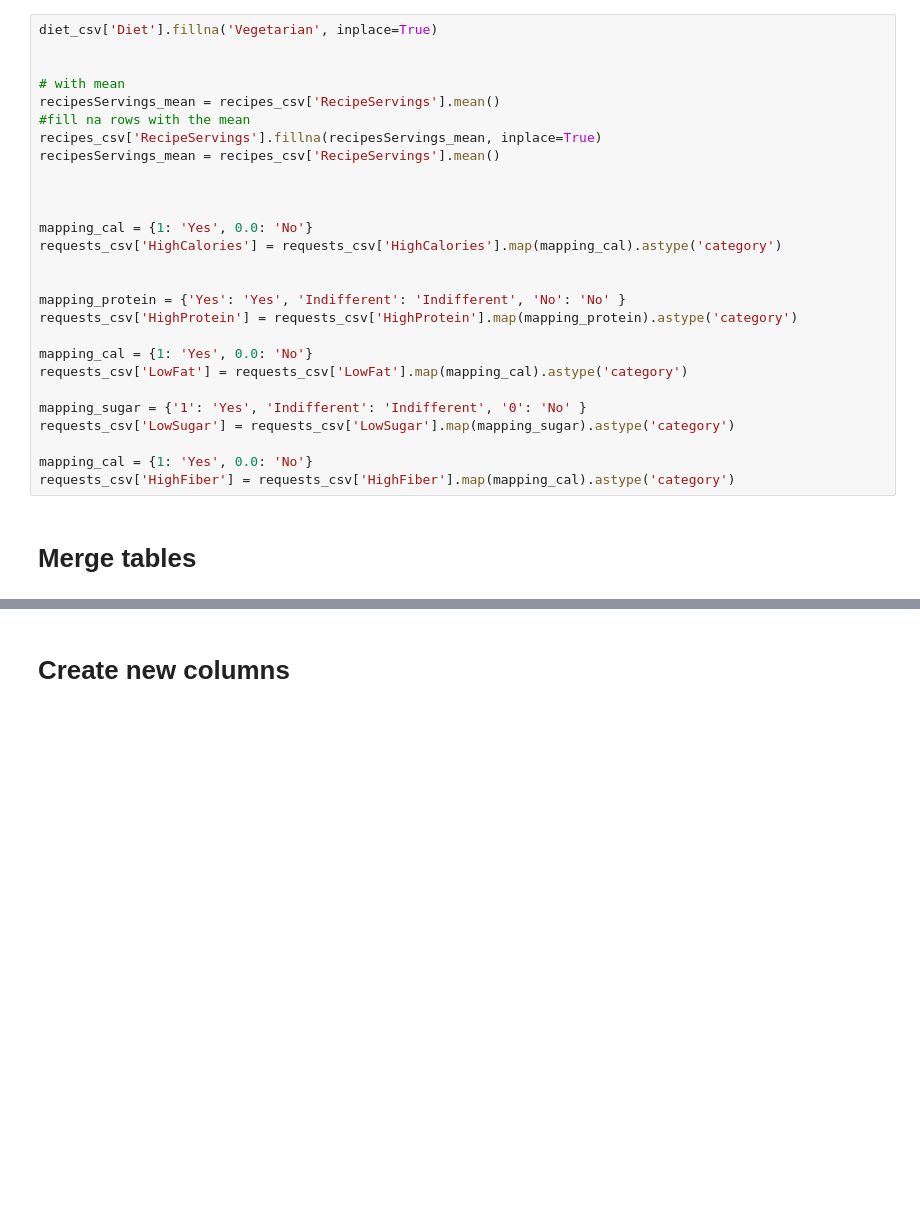
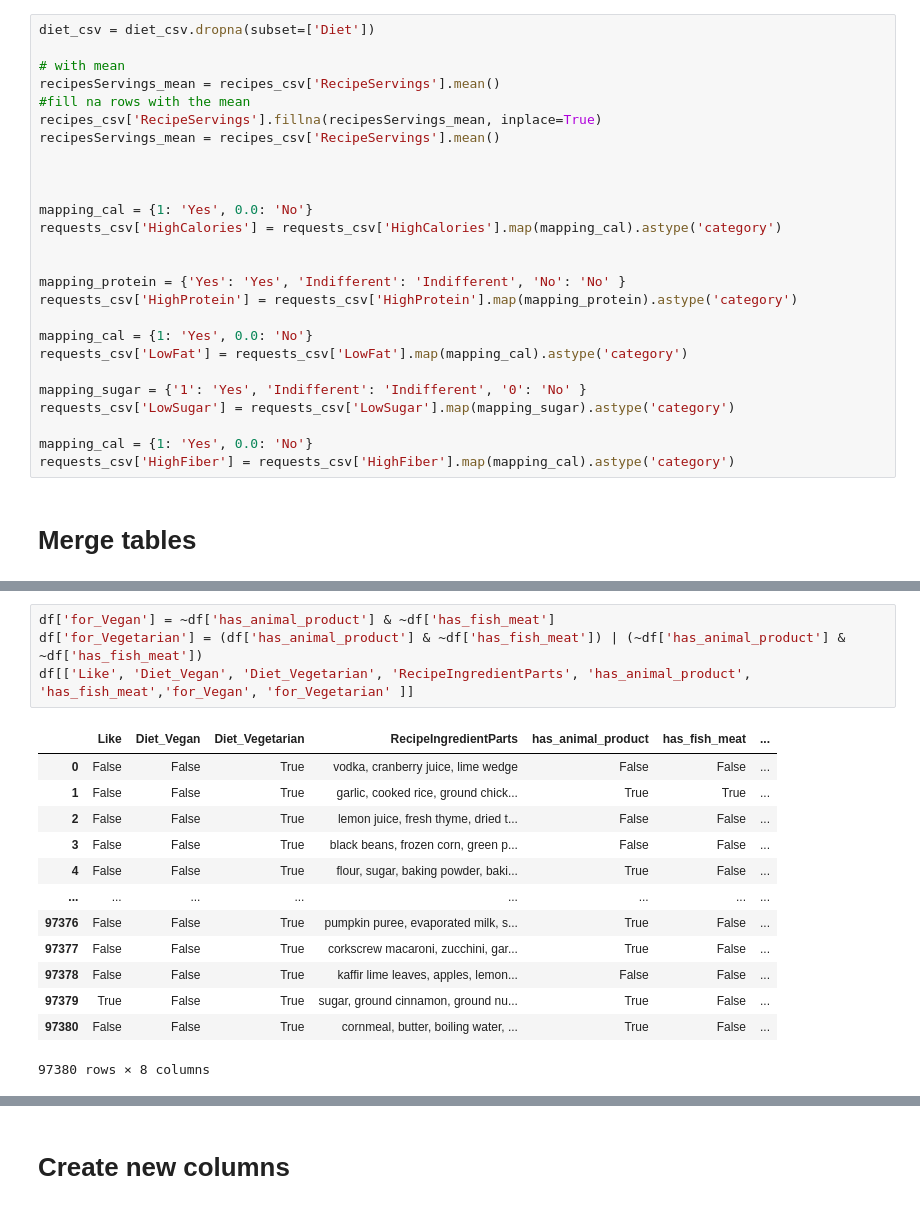
Before and after one commit to MittmannM/AnalyticsCupTUM, a Jupyter notebook: AC Feature Importance.ipynb, the cells around one changed output, grey strips where cells are left out. Drawn from its saved outputs; the diff is of its cells as text; blank space fills up the shorter version.

```diff
--- a/AC Feature Importance.ipynb
+++ b/AC Feature Importance.ipynb
@@ -35,8 +35,7 @@ requests_csv.rename(columns= {
 # %% [markdown]
 # Handing missing values and change dtypes
 # %%
-diet_csv['Diet'].fillna('Vegetarian', inplace=True)
-
+diet_csv = diet_csv.dropna(subset=['Diet'])
 
 # with mean
 recipesServings_mean = recipes_csv['RecipeServings'].mean()
@@ -101,0 +148,18 @@ df
+# %%
+df['for_Vegan'] = ~df['has_animal_product'] & ~df['has_fish_meat']
+df['for_Vegetarian'] = (df['has_animal_product'] & ~df['has_fish_meat']) | (~df['has_animal_product'] & ~df['has_fish_meat'])
+df[['Like', 'Diet_Vegan', 'Diet_Vegetarian', 'RecipeIngredientParts', 'has_animal_product', 'has_fish_meat','for_Vegan', 'for_Vegetarian' ]]
+# %% [output]
+|  | Like | Diet_Vegan | Diet_Vegetarian | RecipeIngredientParts | has_animal_product | has_fish_meat | ... |
+| 0 | False | False | True | vodka, cranberry juice, lime wedge | False | False | ... |
+| 1 | False | False | True | garlic, cooked rice, ground chick... | True | True | ... |
+| 2 | False | False | True | lemon juice, fresh thyme, dried t... | False | False | ... |
+| 3 | False | False | True | black beans, frozen corn, green p... | False | False | ... |
+| 4 | False | False | True | flour, sugar, baking powder, baki... | True | False | ... |
+| ... | ... | ... | ... | ... | ... | ... | ... |
+| 97376 | False | False | True | pumpkin puree, evaporated milk, s... | True | False | ... |
+| 97377 | False | False | True | corkscrew macaroni, zucchini, gar... | True | False | ... |
+| 97378 | False | False | True | kaffir lime leaves, apples, lemon... | False | False | ... |
+| 97379 | True | False | True | sugar, ground cinnamon, ground nu... | True | False | ... |
+| 97380 | False | False | True | cornmeal, butter, boiling water, ... | True | False | ... |
+97380 rows × 8 columns
```
Also changed, not shown: parts of 23 cells of this notebook.
